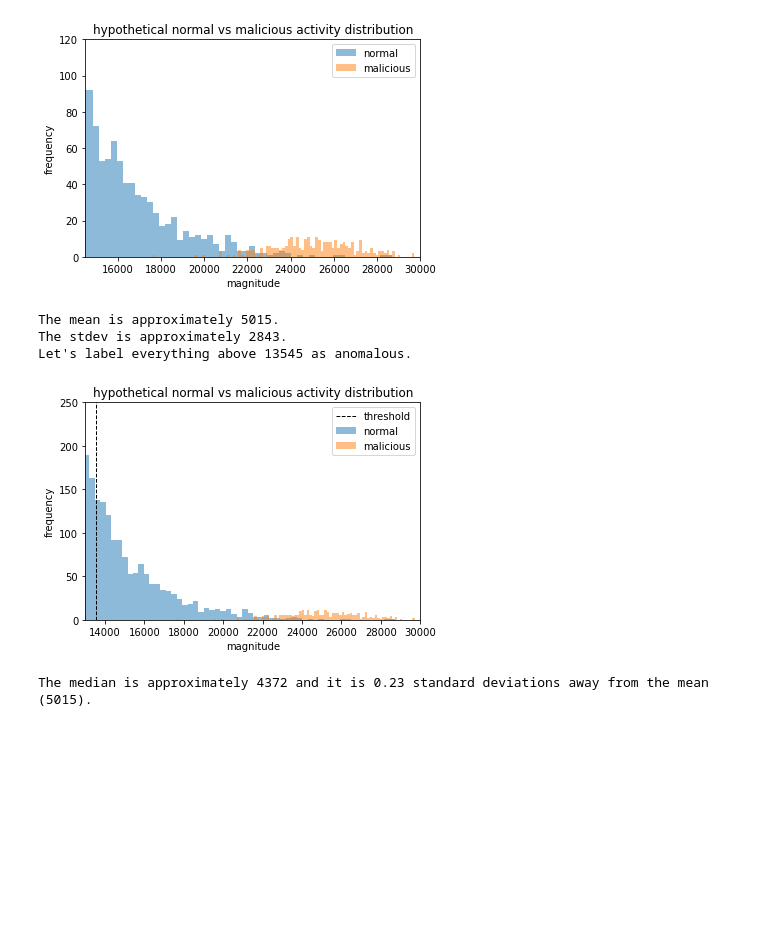
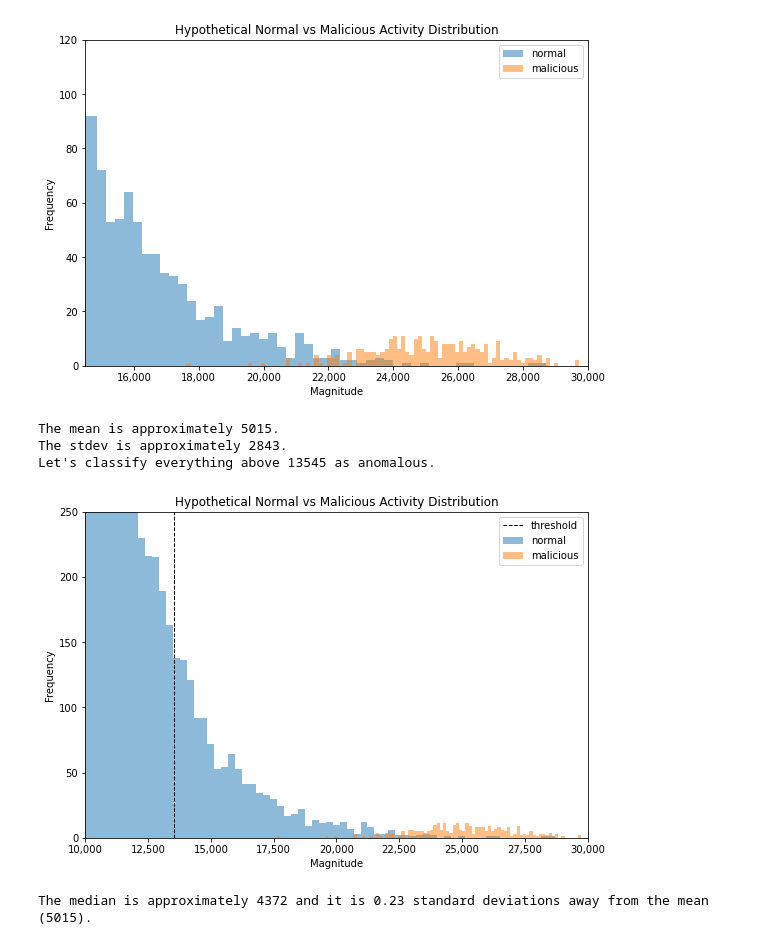
Before and after one commit to yisoonshin/Cream, a Jupyter notebook: Threshold Optimization - Light Proof of Concept.ipynb, the cells around one changed output. Drawn from its saved outputs; the diff is of its cells as text; code cells hidden in the pictures; blank space fills up the shorter version.

```diff
--- a/Threshold Optimization - Light Proof of Concept.ipynb
+++ b/Threshold Optimization - Light Proof of Concept.ipynb
@@ -35,47 +49,63 @@ plt.show()
 # %%
-# zoom in on overlap
+# Let's zoom in on the overlap for clarity.
+# The lower range of the DDoS distribution overlaps with the highest range of the normal traffic.
+# This is to illustrate that non-malicious activity can "look" the same and produce
+# the same effects - lack of capacity during a huge sale could make a site implode.
+
+fig, ax = plt.subplots()
+fig = plt.gcf()
+fig.set_size_inches(9, 6)
 plt.hist(normal_traffic, bins=100, alpha=.5, label='normal')
 plt.hist(malicious_traffic, bins=100, alpha=.5, label='malicious')
-plt.title('hypothetical normal vs malicious activity distribution')
-plt.xlabel('magnitude')
-plt.ylabel('frequency')
+plt.title('Hypothetical Normal vs Malicious Activity Distribution')
+plt.xlabel('Magnitude')
+plt.ylabel('Frequency')
+ax.get_yaxis().set_major_formatter(plt.FuncFormatter(lambda x, loc: "{:,}".format(int(x))))
+ax.get_xaxis().set_major_formatter(plt.FuncFormatter(lambda x, loc: "{:,}".format(int(x))))
 plt.xlim(14500,30000)
 plt.ylim(0,120)
 plt.legend()
 plt.show()
 # %% [output]
-[figure, old version]
+[figure, new version]
 # %%
 # The general statistics rule of thumb is to use a threshold of
 # avg + (3 * standard deviation); anything above that is generally an outlier.
-# How might this fare for our dataset?
+# How does this play out for our dataset?
+
 normal_mean = stats.mean(normal_traffic)
 normal_stdev = stats.stdev(normal_traffic)
 threshold = normal_mean + (3 * normal_stdev)
+
 print(f'The mean is approximately {int(normal_mean)}.')
 print(f'The stdev is approximately {int(normal_stdev)}.')
-print(f'Let\'s label everything above {int(threshold)} as anomalous.')
+print(f'Let\'s classify everything above {int(threshold)} as anomalous.')
 # %% [output]
 The mean is approximately 5015.
 The stdev is approximately 2843.
-Let's label everything above 13545 as anomalous.
+Let's classify everything above 13545 as anomalous.
 # %%
+fig, ax = plt.subplots()
+fig = plt.gcf()
+fig.set_size_inches(9, 6)
 plt.hist(normal_traffic, bins=100, alpha=.5, label='normal')
 plt.hist(malicious_traffic, bins=100, alpha=.5, label='malicious')
-plt.title('hypothetical normal vs malicious activity distribution')
-plt.xlabel('magnitude')
-plt.ylabel('frequency')
-plt.xlim(13000,30000)
+plt.title('Hypothetical Normal vs Malicious Activity Distribution')
+plt.xlabel('Magnitude')
+plt.ylabel('Frequency')
+plt.xlim(10000,30000)
 plt.ylim(0,250)
 plt.axvline(x=threshold, color='k', linestyle='dashed', linewidth=1, label='threshold')
+ax.get_yaxis().set_major_formatter(plt.FuncFormatter(lambda x, loc: "{:,}".format(int(x))))
+ax.get_xaxis().set_major_formatter(plt.FuncFormatter(lambda x, loc: "{:,}".format(int(x))))
 plt.legend()
 plt.show()
 
 # While we do capture all the malicious activity, we also have a ton of false positives.
 # Even if we were to dedupe alerts on a window of time, an analyst would end up wasting a fair amount
-# of time validating the false positives (though a different threat actor may happen to DoS at a lower range)
+# of time validating the false positives (though a different threat actor may happen to DoS at a lower range).
 # %% [output]
-[figure, old version]
+[figure, new version]
 # %%
 # A major contribution to this problem is the fact that our traffic is not "normally" distributed
 # If we check the median of the normal activity, we will find that it is significantly lower
```
Also changed, not shown: parts of 17 cells of this notebook.
